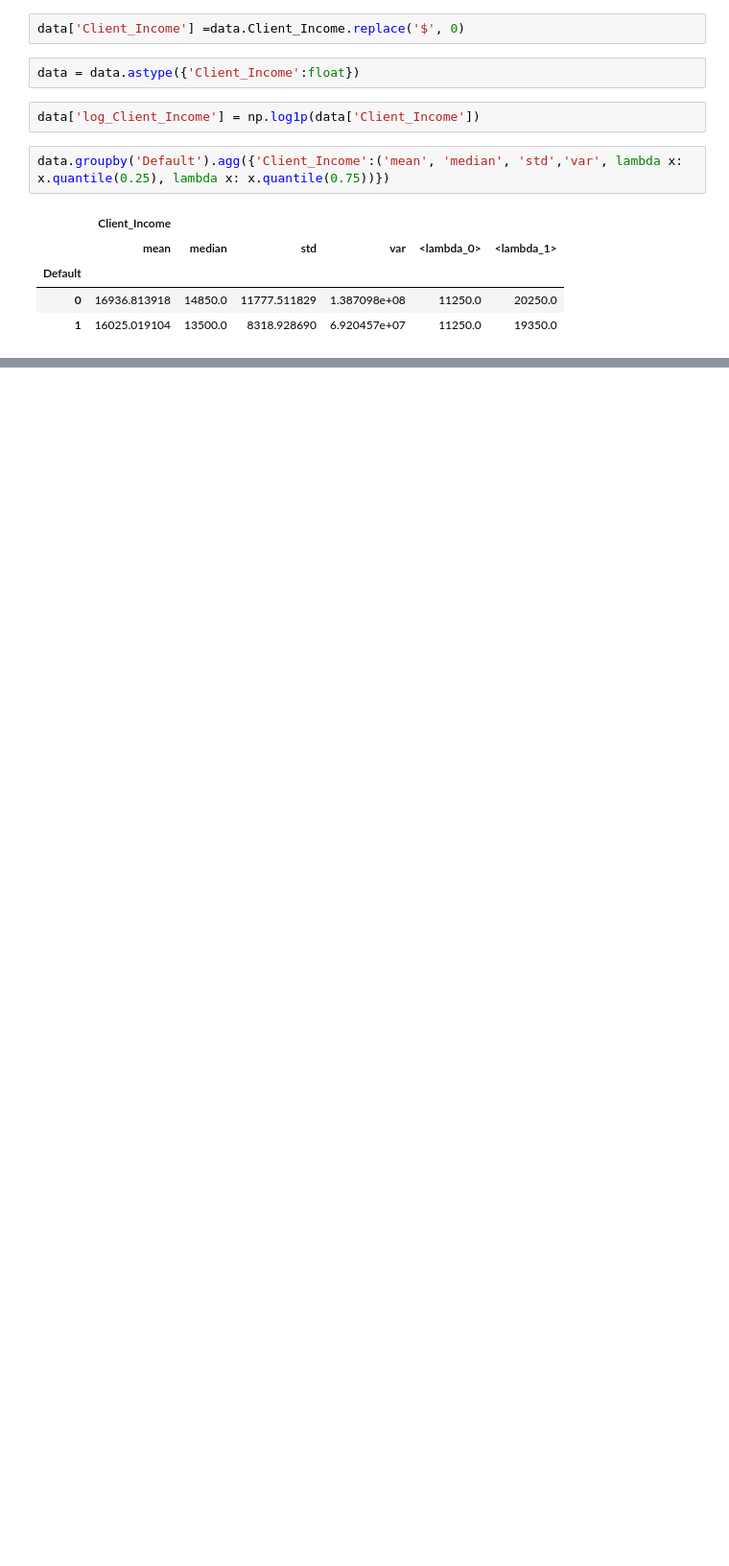
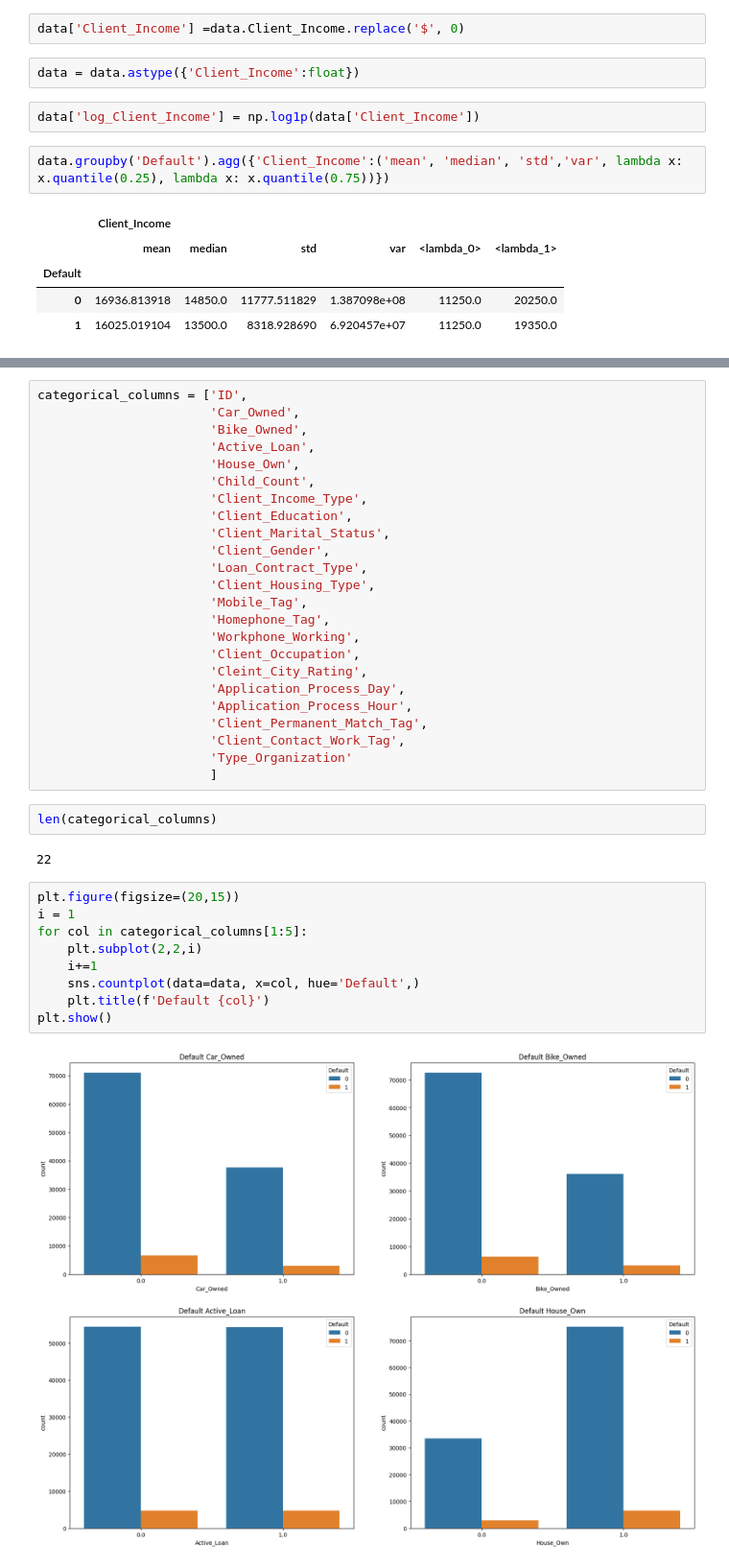
Before and after one commit to kimhyunso/semi_project, a Jupyter notebook: test.ipynb, the cells around one changed output, grey strips where cells are left out. Shown at 96% size. Saved outputs shown, nothing was run; the diff lists cells and outputs as text; blank space fills up the shorter version.

Commit message:
paint a EDA graph and find one point.

```diff
--- a/test.ipynb
+++ b/test.ipynb
@@ -113,0 +169,39 @@ plt.show()
+# %%
+categorical_columns = ['ID',
+                       'Car_Owned',
+                       'Bike_Owned',
+                       'Active_Loan',
+                       'House_Own',
+                       'Child_Count',
+                       'Client_Income_Type',
+                       'Client_Education',
+                       'Client_Marital_Status',
+                       'Client_Gender',
+                       'Loan_Contract_Type',
+                       'Client_Housing_Type',
+                       'Mobile_Tag',
+                       'Homephone_Tag',
+                       'Workphone_Working',
+                       'Client_Occupation',
+                       'Cleint_City_Rating',
+                       'Application_Process_Day',
+                       'Application_Process_Hour',
+                       'Client_Permanent_Match_Tag',
+                       'Client_Contact_Work_Tag',
+                       'Type_Organization'
+                       ]
+# %%
+len(categorical_columns)
+# %% [output]
+22
+# %%
+plt.figure(figsize=(20,15))
+i = 1
+for col in categorical_columns[1:5]:
+    plt.subplot(2,2,i)
+    i+=1
+    sns.countplot(data=data, x=col, hue='Default',)
+    plt.title(f'Default {col}')
+plt.show()
+# %% [output]
+[figure, added]
```
Also changed, not shown: parts of 11 cells of this notebook.
